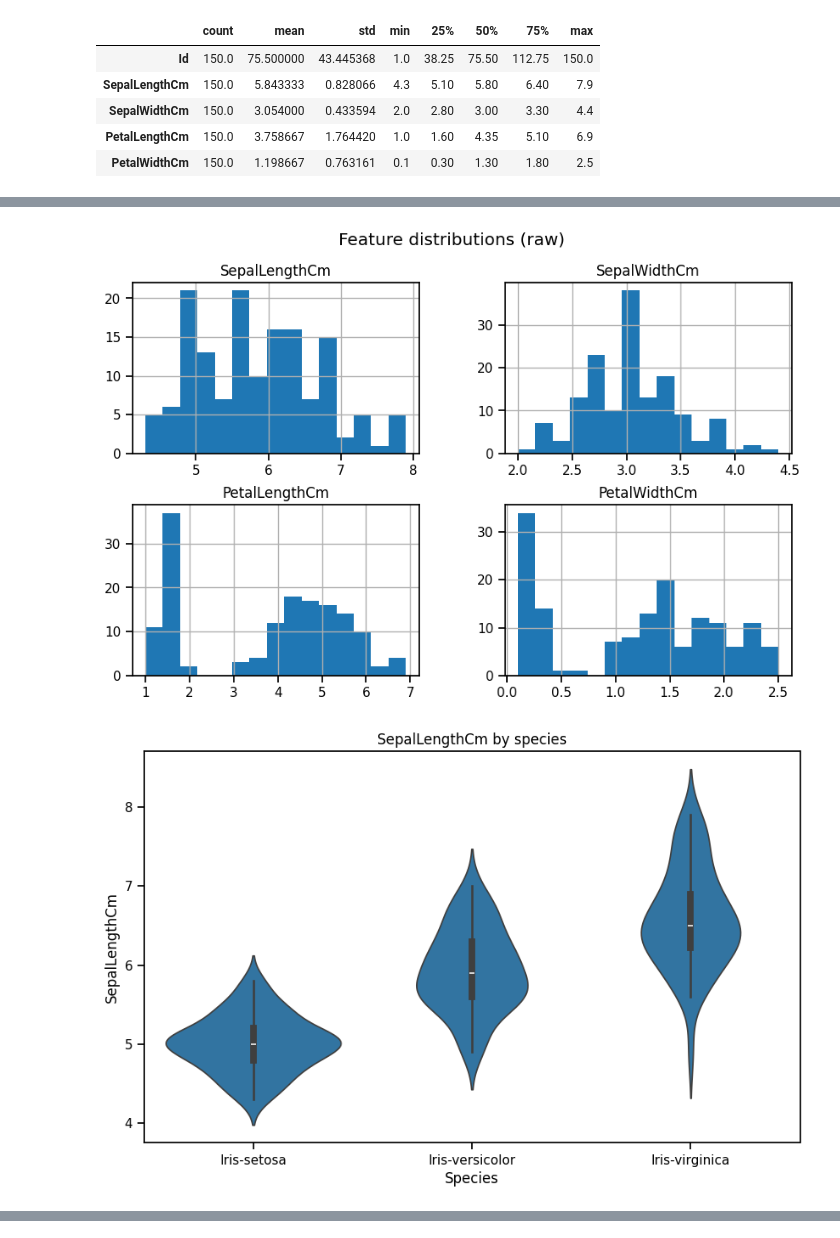
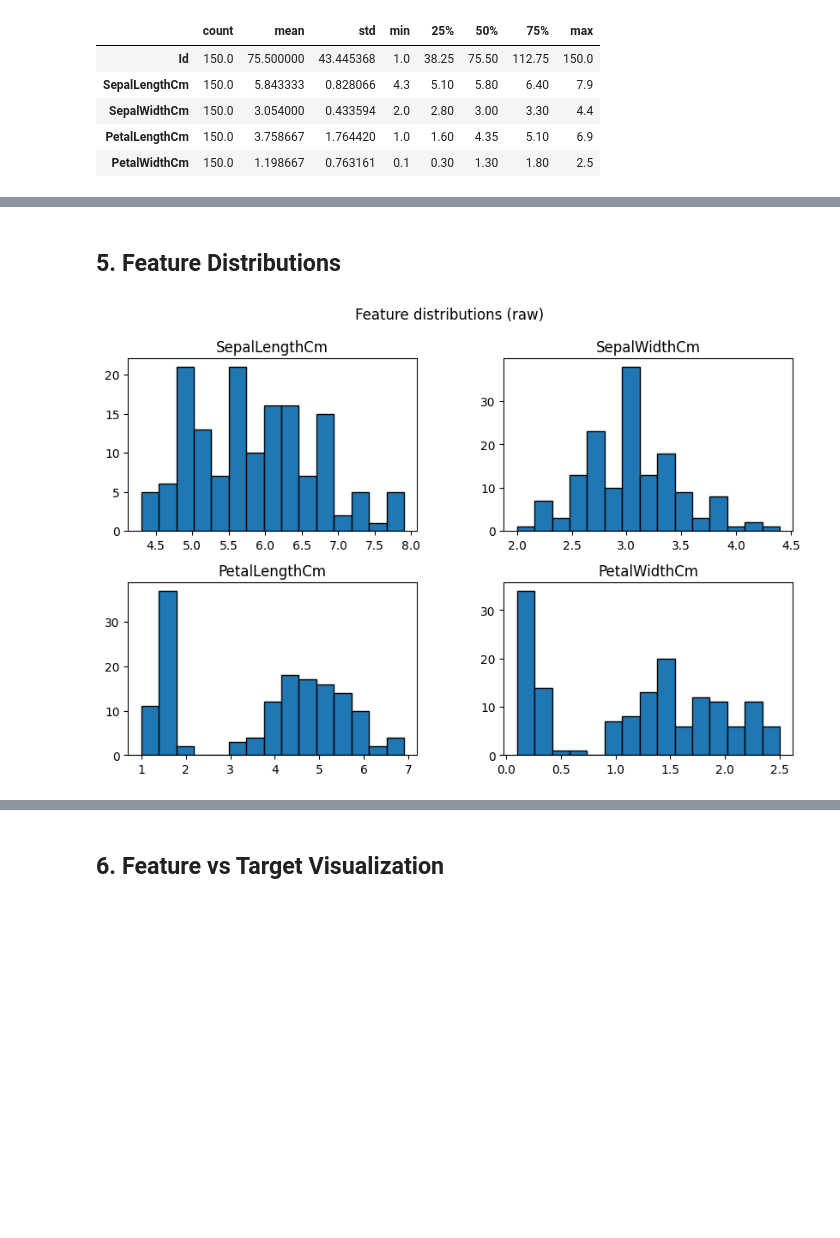
Before and after one commit to MooAbdelhamid/iris-classifier, a Jupyter notebook: notebooks/01_EDA.ipynb, the cells around one changed output, grey strips where cells are left out. Cells and saved outputs as stored; diff of their text form; code cells hidden in the pictures; blank space fills up the shorter version.

```diff
--- a/notebooks/01_EDA.ipynb
+++ b/notebooks/01_EDA.ipynb
@@ -66,14 +80,9 @@ plt.show()
+# %% [markdown]
+## 5. Feature Distributions
 # %%
 features = ['SepalLengthCm', 'SepalWidthCm', 'PetalLengthCm', 'PetalWidthCm']
-df[features].hist(bins=15, layout=(2,2), figsize=(10,6))
+df[features].hist(bins=15, layout=(2,2), figsize=(10,6), edgecolor='black', grid=False)
 plt.suptitle('Feature distributions (raw)')
 plt.show()
-
-for f in features:
-    plt.figure(figsize=(10,6))
-    sns.violinplot(x='Species', y=f, data=df)
-    plt.title(f"{f} by species")
-    plt.show()
 # %% [output]
-[figure, old version]
+[figure, new version]
-[figure, removed]
@@ -82,0 +89,2 @@ for f in features:
+# %% [markdown]
+## 6. Feature vs Target Visualization
```
Also changed, not shown: parts of 14 cells of this notebook, 2 other files.
